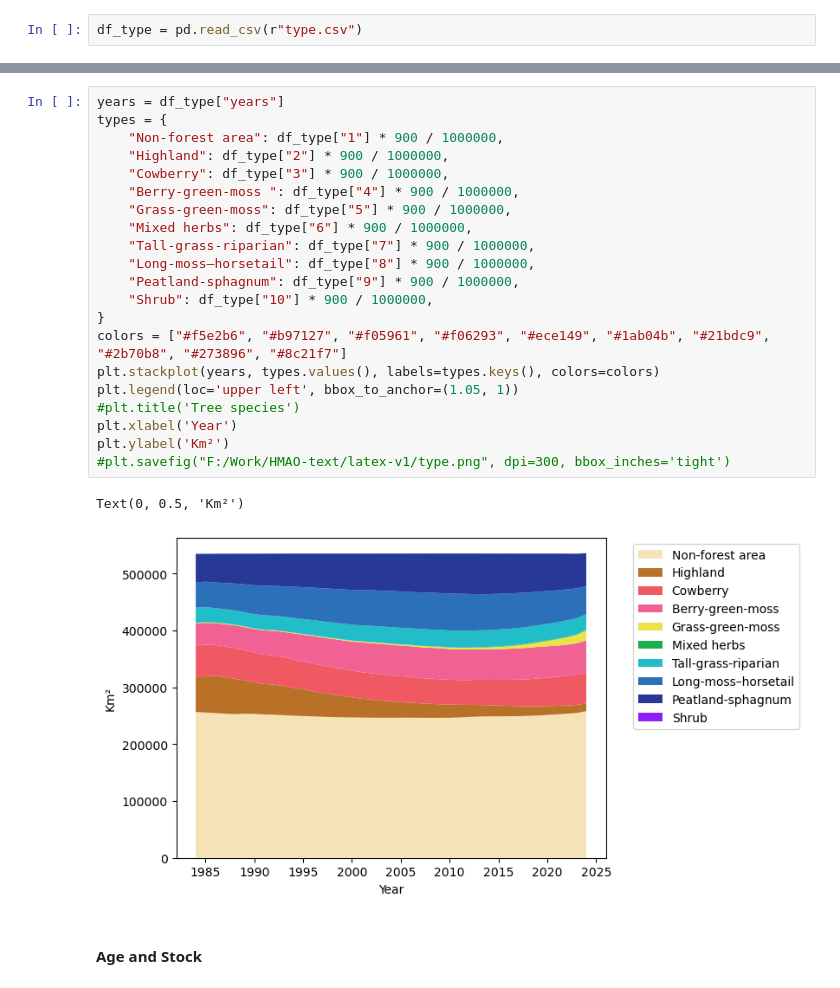
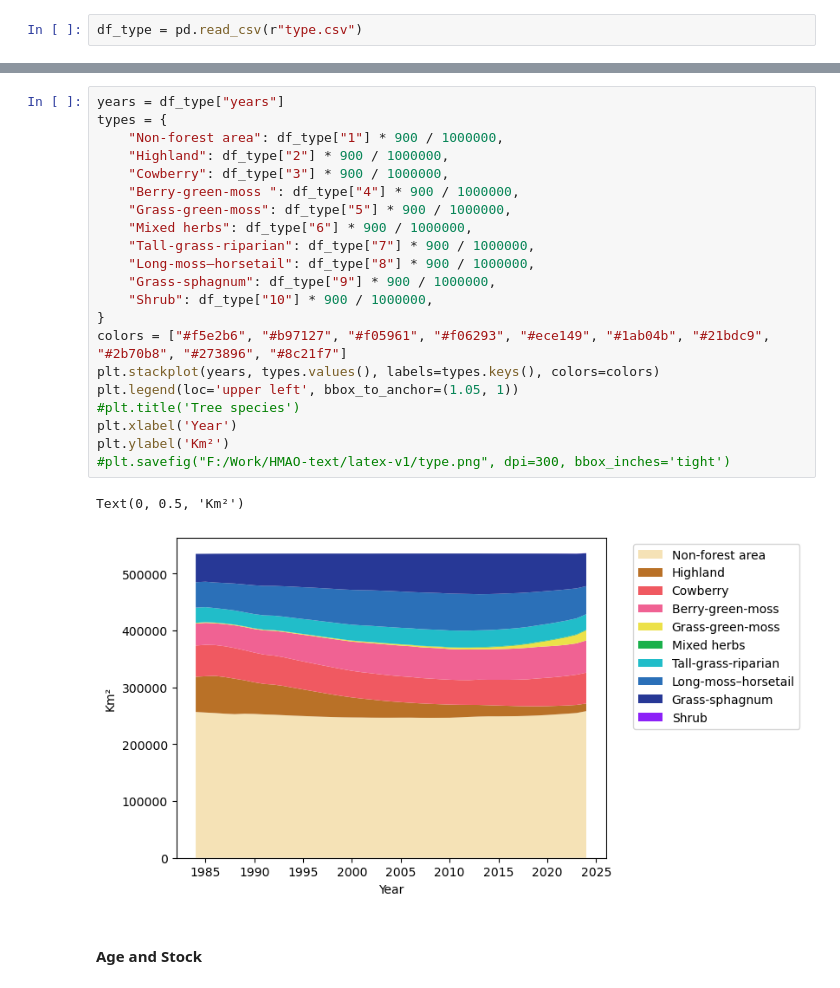
Before and after one commit to simonreise/forest-segmentation-2025, a Jupyter notebook: 9_analysis.ipynb, the cells around one changed output, grey strips where cells are left out. Saved outputs shown, nothing was run; the diff lists cells and outputs as text.

```diff
--- a/9_analysis.ipynb
+++ b/9_analysis.ipynb
@@ -701,27 +701,27 @@ df_type
 # %%
 years = df_type["years"]
 types = {
     "Non-forest area": df_type["1"] * 900 / 1000000,
     "Highland": df_type["2"] * 900 / 1000000,
     "Cowberry": df_type["3"] * 900 / 1000000,
     "Berry-green-moss ": df_type["4"] * 900 / 1000000,
     "Grass-green-moss": df_type["5"] * 900 / 1000000,
     "Mixed herbs": df_type["6"] * 900 / 1000000,
     "Tall-grass-riparian": df_type["7"] * 900 / 1000000,
     "Long-moss–horsetail": df_type["8"] * 900 / 1000000,
-    "Peatland-sphagnum": df_type["9"] * 900 / 1000000,
+    "Grass-sphagnum": df_type["9"] * 900 / 1000000,
     "Shrub": df_type["10"] * 900 / 1000000,
 }
 colors = ["#f5e2b6", "#b97127", "#f05961", "#f06293", "#ece149", "#1ab04b", "#21bdc9", "#2b70b8", "#273896", "#8c21f7"]
 plt.stackplot(years, types.values(), labels=types.keys(), colors=colors)
 plt.legend(loc='upper left', bbox_to_anchor=(1.05, 1))
 #plt.title('Tree species')
 plt.xlabel('Year')
 plt.ylabel('Km²')
 #plt.savefig("F:/Work/HMAO-text/latex-v1/type.png", dpi=300, bbox_inches='tight')
 # %% [output]
 Text(0, 0.5, 'Km²')
-[figure, old version]
+[figure, new version]
 # %% [markdown]
 #### Age and Stock
 # %%
```
Also changed, not shown: 2 other files.
